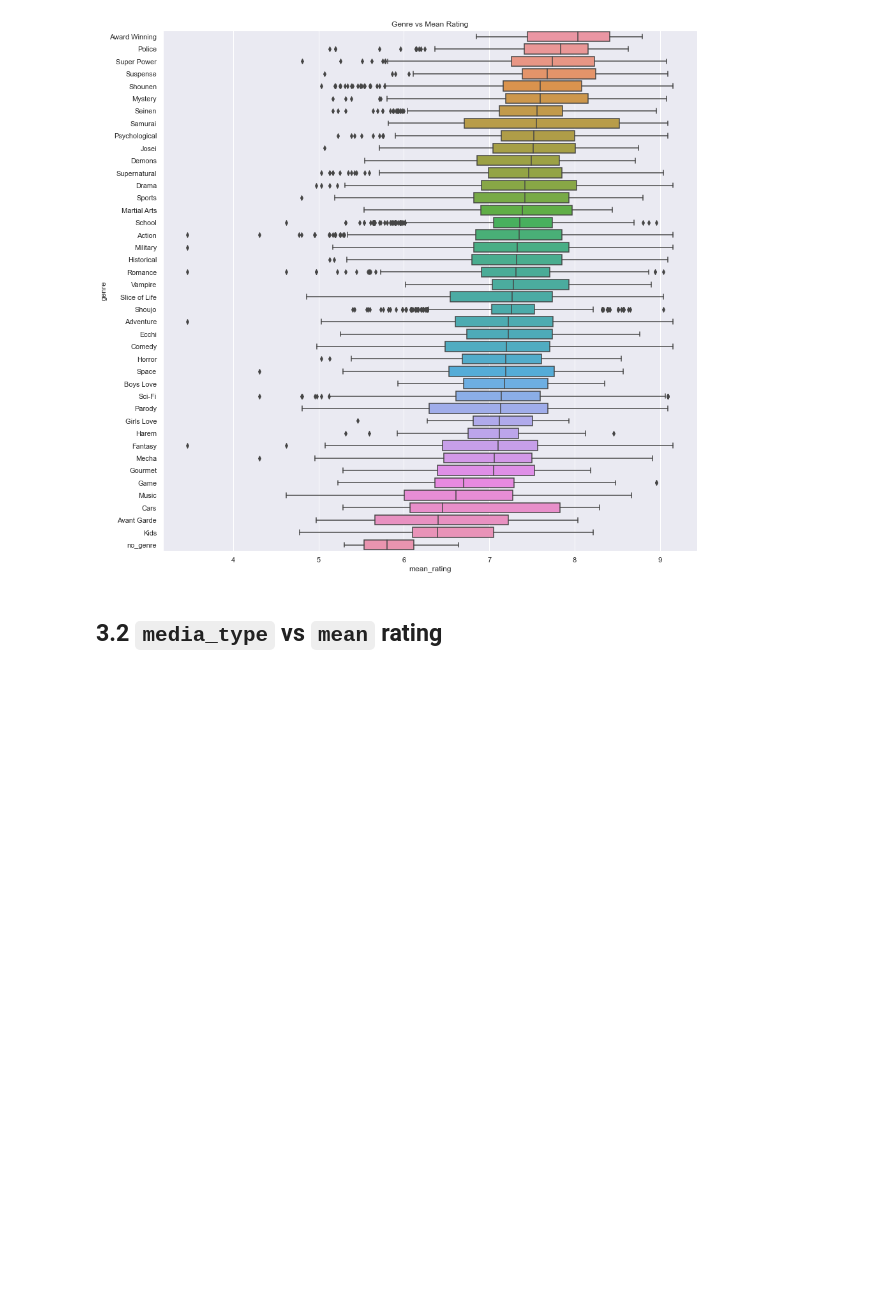
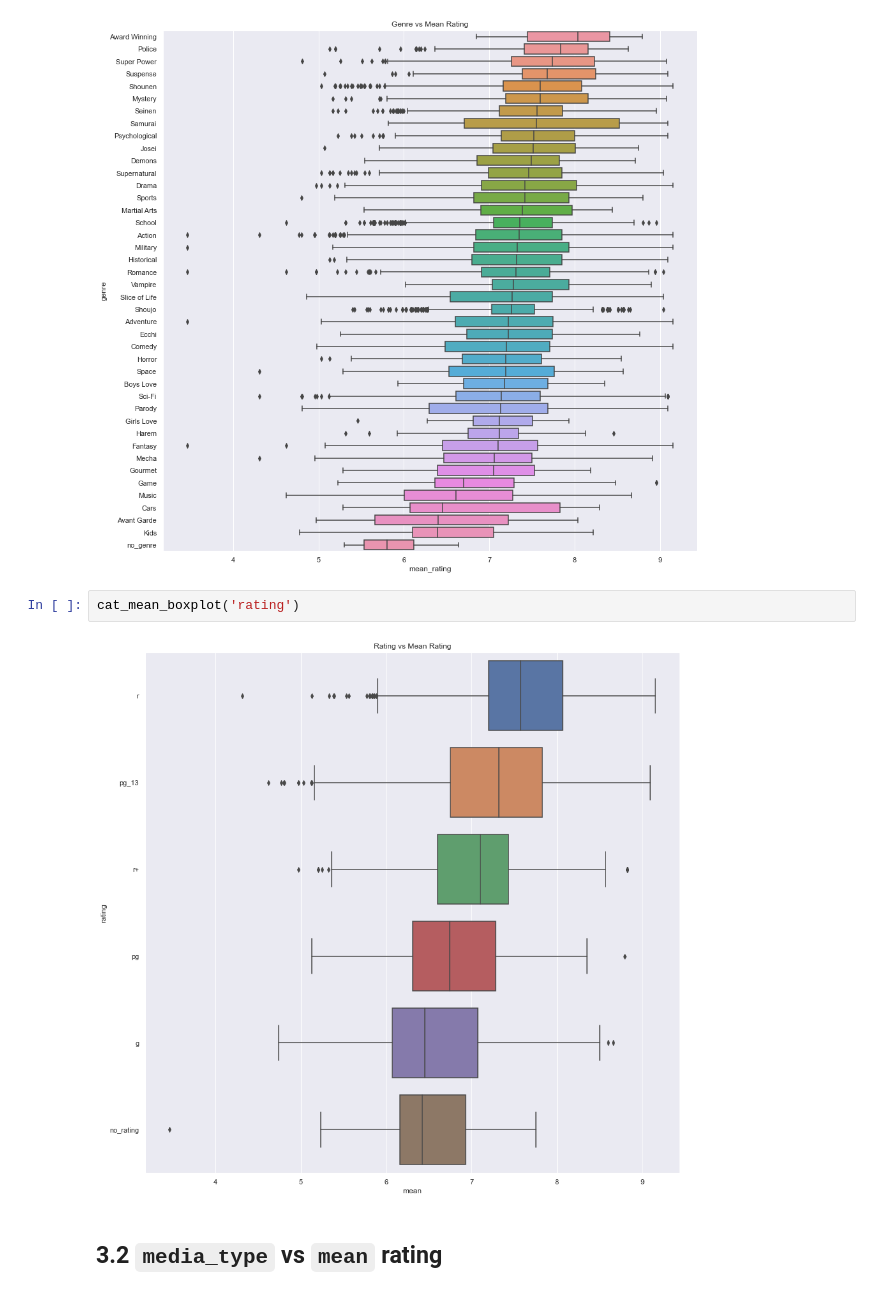
Before and after one commit to ztjhz/SC1015-Project, a Jupyter notebook: Anime/exploratory_data_analysis_visualization.ipynb, the cells around one changed output. Cells and saved outputs as stored; diff of their text form; blank space fills up the shorter version.

```diff
--- a/Anime/exploratory_data_analysis_visualization.ipynb
+++ b/Anime/exploratory_data_analysis_visualization.ipynb
@@ -824,6 +824,10 @@ genre_mean_df.head()
 cat_mean_boxplot(cat='genre', mean='mean_rating', data=genre_mean_df)
 # %% [output]
 [figure]
+# %%
+cat_mean_boxplot('rating')
+# %% [output]
+[figure, added]
 # %% [markdown]
 ## 3.2 `media_type` vs `mean` rating
 # %%
```
Also changed, not shown: parts of 19 cells of this notebook.
